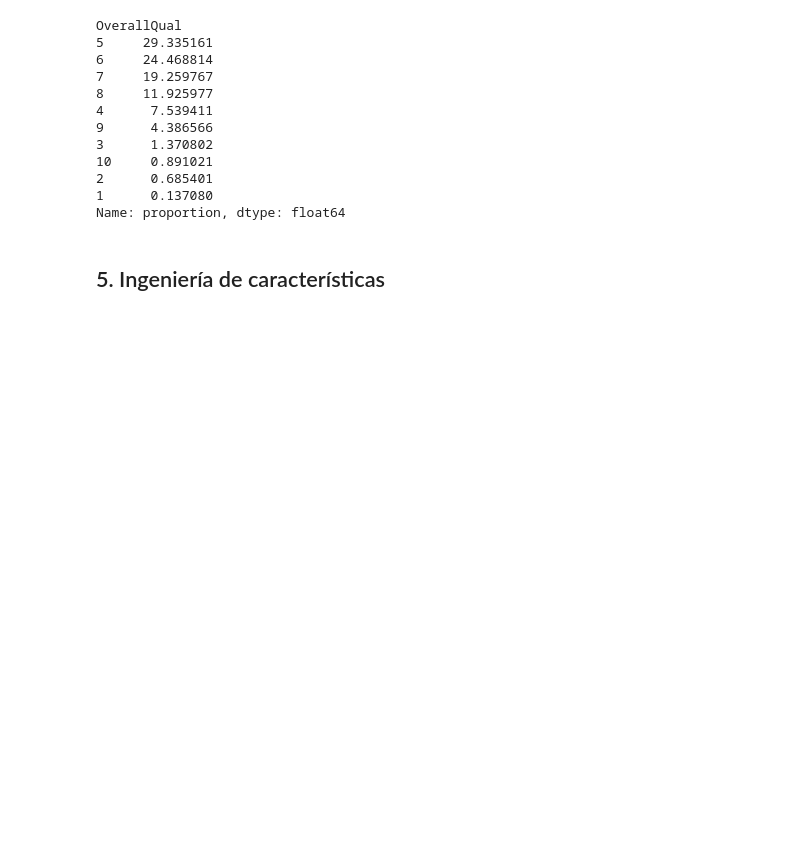
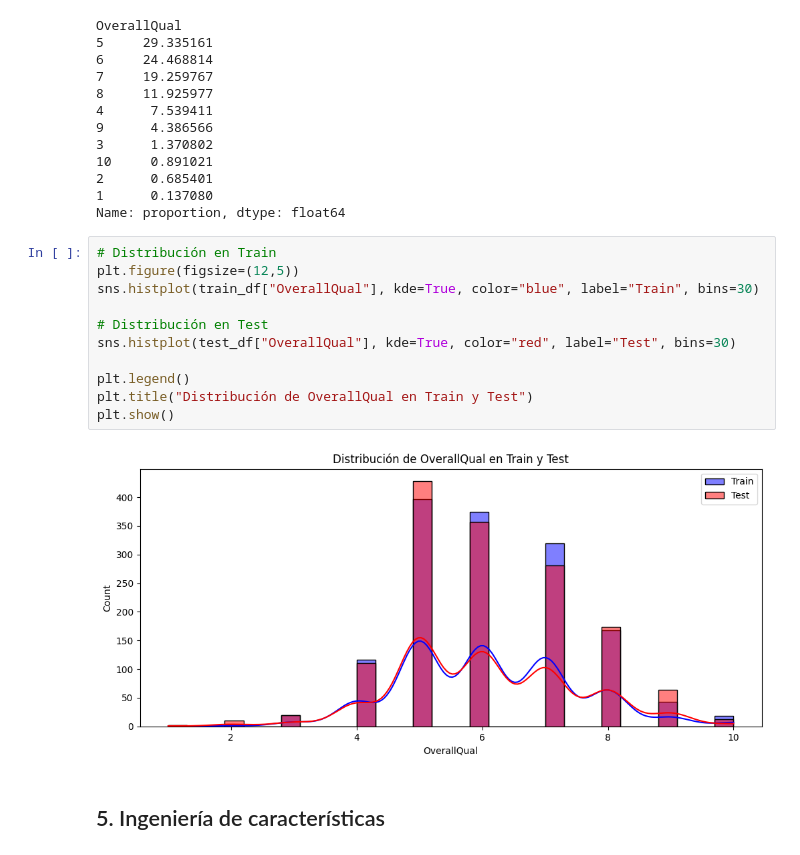
Before and after one commit to Sofiamishel2003/Modelo_Regresion_Lineal, a Jupyter notebook: Modelo_RegresionLineal.ipynb, the cells around one changed output. Saved outputs shown, nothing was run; the diff lists cells and outputs as text; blank space fills up the shorter version.

```diff
--- a/Modelo_RegresionLineal.ipynb
+++ b/Modelo_RegresionLineal.ipynb
@@ -289,6 +289,19 @@ OverallQual
 2      0.685401
 1      0.137080
 Name: proportion, dtype: float64
+# %%
+# Distribución en Train
+plt.figure(figsize=(12,5))
+sns.histplot(train_df["OverallQual"], kde=True, color="blue", label="Train", bins=30)
+
+# Distribución en Test
+sns.histplot(test_df["OverallQual"], kde=True, color="red", label="Test", bins=30)
+
+plt.legend()
+plt.title("Distribución de OverallQual en Train y Test")
+plt.show()
+# %% [output]
+[figure, added]
 # %% [markdown]
 ## 5. Ingeniería de características
 # %%
```
